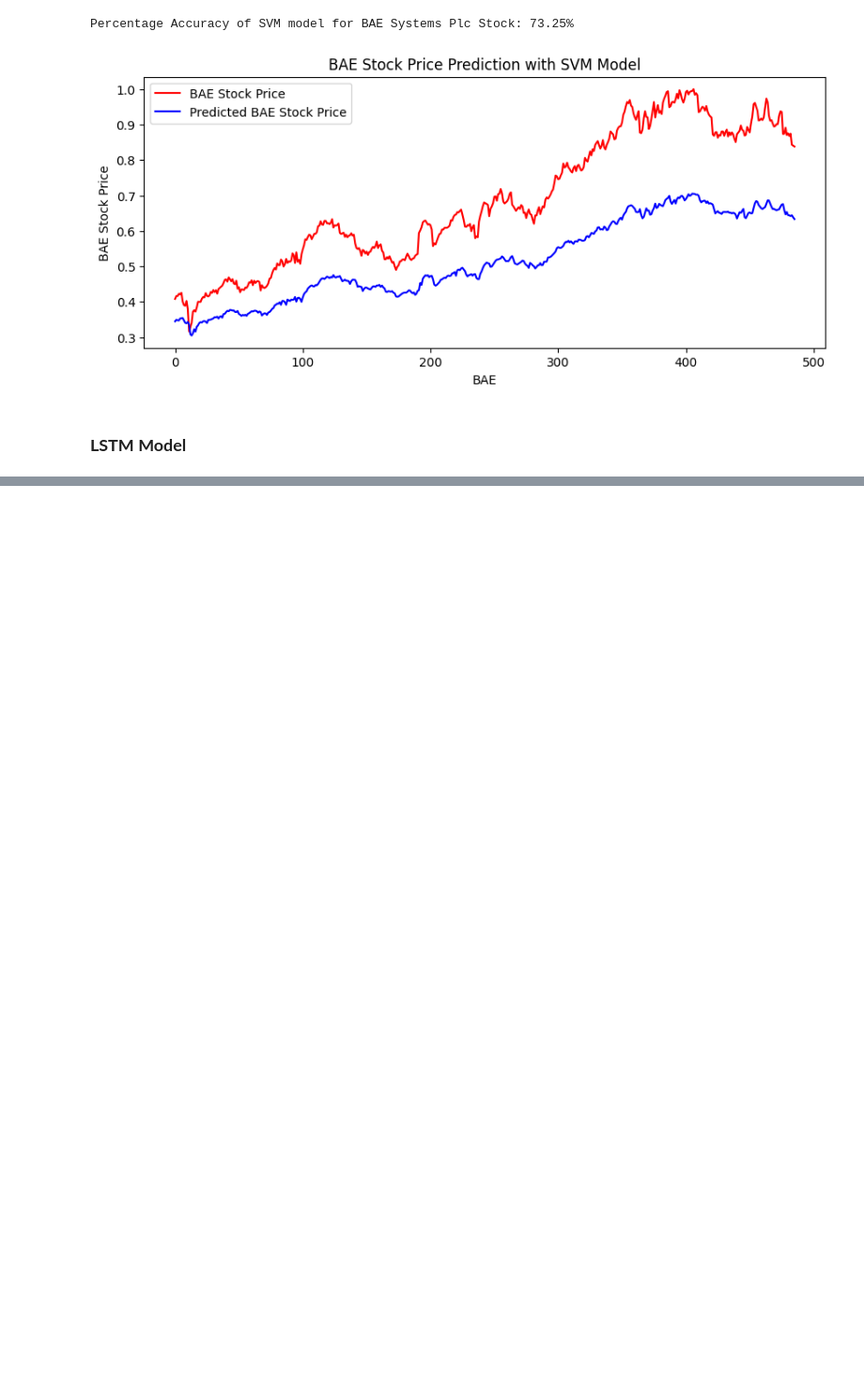
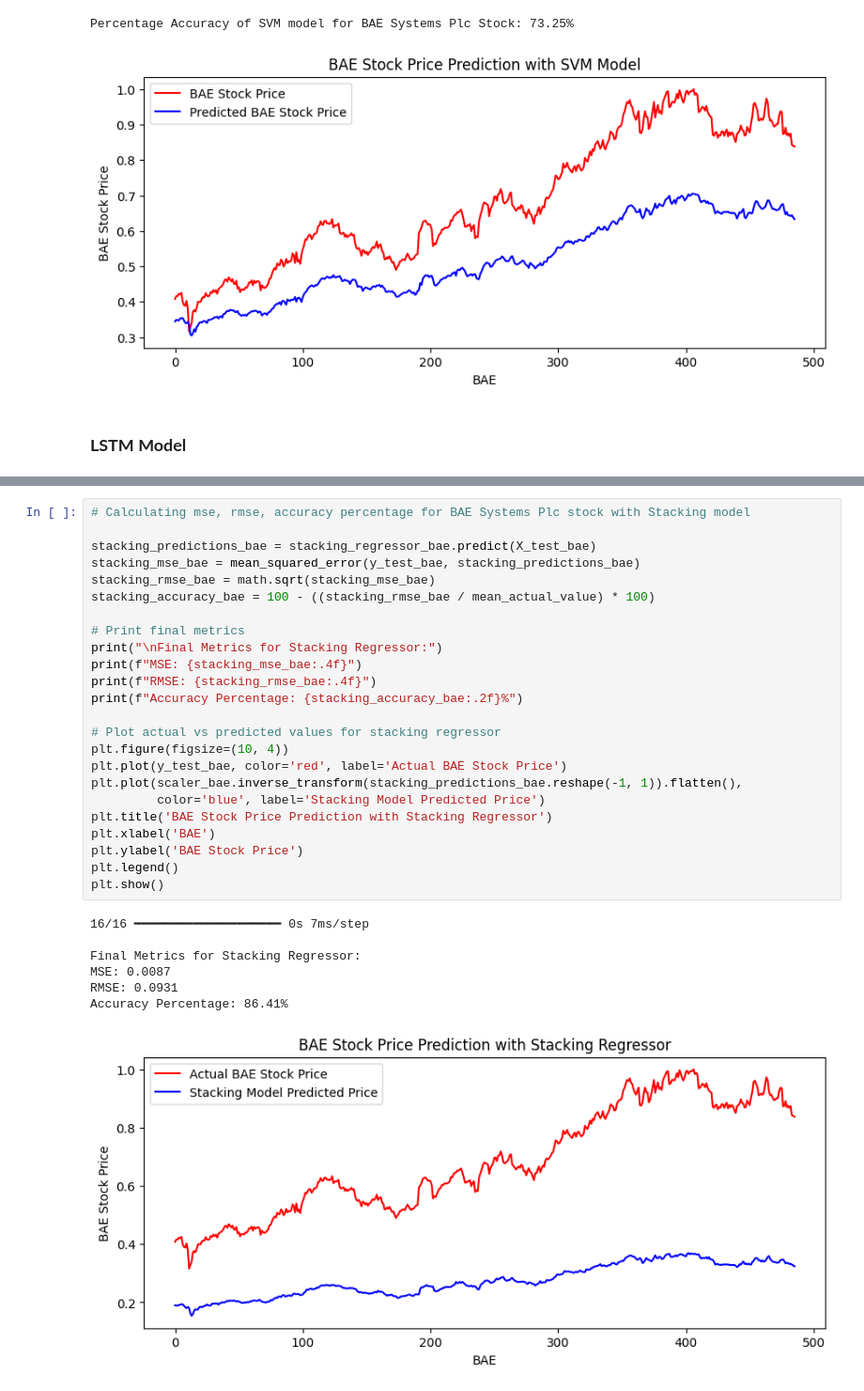
Before and after one commit to Bhavana-Kolli/22035573_Final-Project_Stock-Market, a Jupyter notebook: 22035573_Data_Science_Project.ipynb, the cells around one changed output, grey strips where cells are left out. Shown: that part at 94% size. Drawn from its saved outputs; the diff is of its cells as text; blank space fills up the shorter version.

```diff
--- a/22035573_Data_Science_Project.ipynb
+++ b/22035573_Data_Science_Project.ipynb
@@ -561,0 +655,32 @@ Accuracy Percentage of LSTM model for BAE Systems Plc Stock: 94.52%
+# %%
+# Calculating mse, rmse, accuracy percentage for BAE Systems Plc stock with Stacking model
+
+stacking_predictions_bae = stacking_regressor_bae.predict(X_test_bae)
+stacking_mse_bae = mean_squared_error(y_test_bae, stacking_predictions_bae)
+stacking_rmse_bae = math.sqrt(stacking_mse_bae)
+stacking_accuracy_bae = 100 - ((stacking_rmse_bae / mean_actual_value) * 100)
+
+# Print final metrics
+print("\nFinal Metrics for Stacking Regressor:")
+print(f"MSE: {stacking_mse_bae:.4f}")
+print(f"RMSE: {stacking_rmse_bae:.4f}")
+print(f"Accuracy Percentage: {stacking_accuracy_bae:.2f}%")
+
+# Plot actual vs predicted values for stacking regressor
+plt.figure(figsize=(10, 4))
+plt.plot(y_test_bae, color='red', label='Actual BAE Stock Price')
+plt.plot(scaler_bae.inverse_transform(stacking_predictions_bae.reshape(-1, 1)).flatten(),
+         color='blue', label='Stacking Model Predicted Price')
+plt.title('BAE Stock Price Prediction with Stacking Regressor')
+plt.xlabel('BAE')
+plt.ylabel('BAE Stock Price')
+plt.legend()
+plt.show()
+# %% [output]
+16/16 ━━━━━━━━━━━━━━━━━━━━ 0s 7ms/step
+
+Final Metrics for Stacking Regressor:
+MSE: 0.0087
+RMSE: 0.0931
+Accuracy Percentage: 86.41%
+[figure, added]
```
Also changed, not shown: parts of 14 cells of this notebook.
